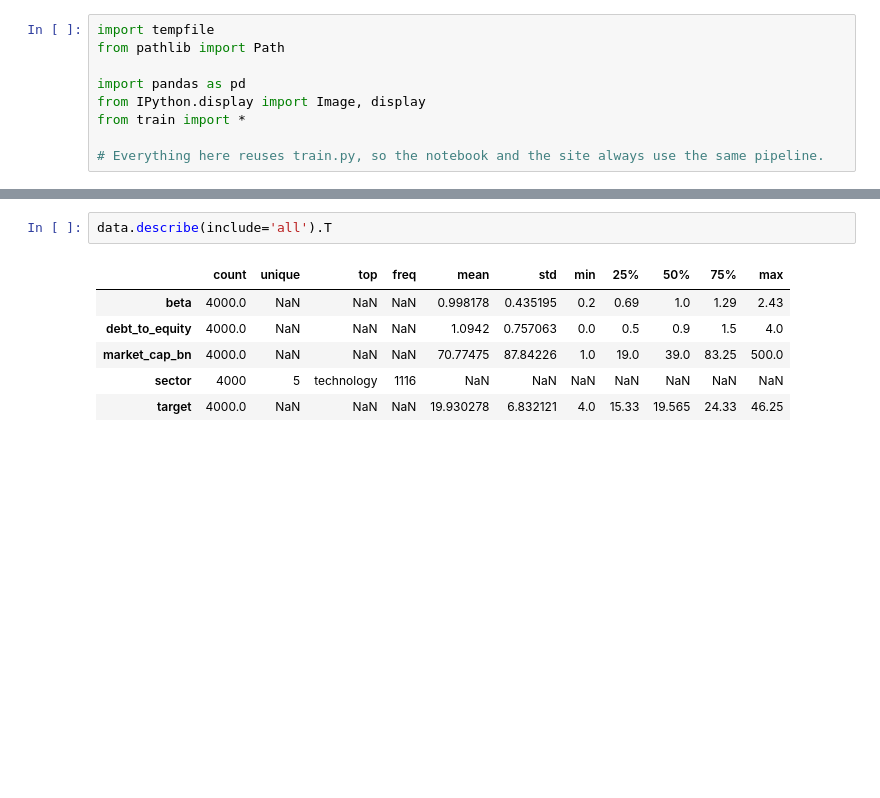
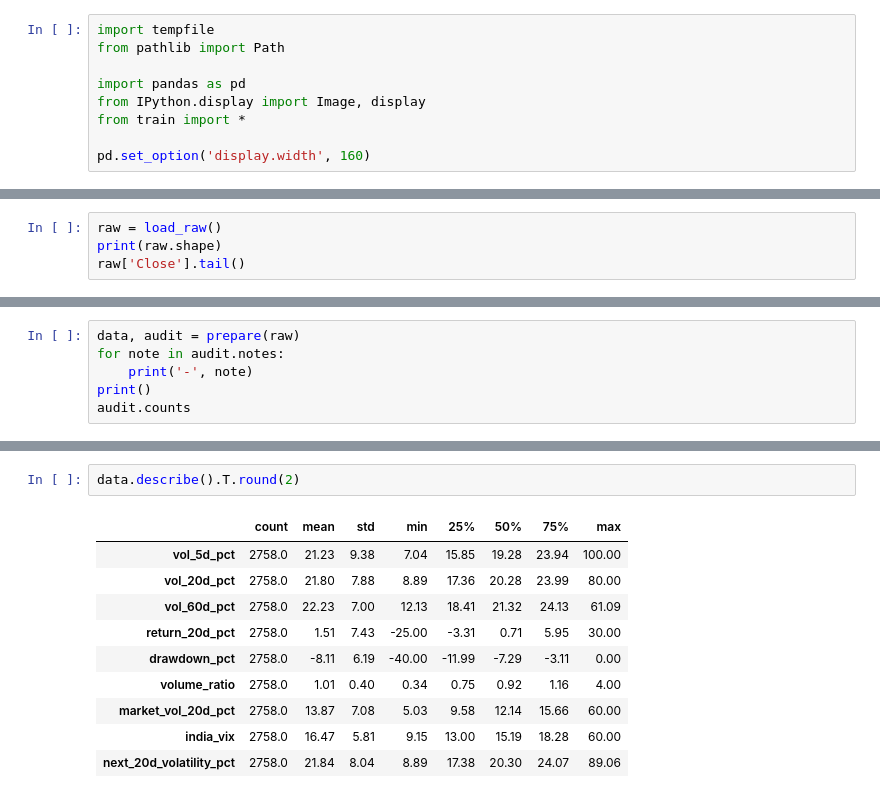
Before and after one commit to ekpixelmonk/EK.MLPortfolio, a Jupyter notebook: ml/random-forest/notebook.ipynb, the cells around one changed output, grey strips where cells are left out. Cells and saved outputs as stored; diff of their text form; blank space fills up the shorter version.

```diff
--- a/ml/random-forest/notebook.ipynb
+++ b/ml/random-forest/notebook.ipynb
@@ -12,4 +12,4 @@ import pandas as pd
 from IPython.display import Image, display
 from train import *
 
-# Everything here reuses train.py, so the notebook and the site always use the same pipeline.
+pd.set_option('display.width', 160)
@@ -29,0 +20,4 @@ data.head()
+# %%
+raw = load_raw()
+print(raw.shape)
+raw['Close'].tail()
@@ -29,0 +73,6 @@ data.head()
+# %%
+data, audit = prepare(raw)
+for note in audit.notes:
+    print('-', note)
+print()
+audit.counts
@@ -30,9 +127,13 @@ data.head()
 # %%
-data.describe(include='all').T
+data.describe().T.round(2)
 # %% [output]
-|  | count | unique | top | freq | mean | std | min | 25% | 50% | 75% | max |
-| beta | 4000.0 | NaN | NaN | NaN | 0.998178 | 0.435195 | 0.2 | 0.69 | 1.0 | 1.29 | 2.43 |
-| debt_to_equity | 4000.0 | NaN | NaN | NaN | 1.0942 | 0.757063 | 0.0 | 0.5 | 0.9 | 1.5 | 4.0 |
-| market_cap_bn | 4000.0 | NaN | NaN | NaN | 70.77475 | 87.84226 | 1.0 | 19.0 | 39.0 | 83.25 | 500.0 |
-| sector | 4000 | 5 | technology | 1116 | NaN | NaN | NaN | NaN | NaN | NaN | NaN |
-| target | 4000.0 | NaN | NaN | NaN | 19.930278 | 6.832121 | 4.0 | 15.33 | 19.565 | 24.33 | 46.25 |
+|  | count | mean | std | min | 25% | 50% | 75% | max |
+| vol_5d_pct | 2758.0 | 21.23 | 9.38 | 7.04 | 15.85 | 19.28 | 23.94 | 100.00 |
+| vol_20d_pct | 2758.0 | 21.80 | 7.88 | 8.89 | 17.36 | 20.28 | 23.99 | 80.00 |
+| vol_60d_pct | 2758.0 | 22.23 | 7.00 | 12.13 | 18.41 | 21.32 | 24.13 | 61.09 |
+| return_20d_pct | 2758.0 | 1.51 | 7.43 | -25.00 | -3.31 | 0.71 | 5.95 | 30.00 |
+| drawdown_pct | 2758.0 | -8.11 | 6.19 | -40.00 | -11.99 | -7.29 | -3.11 | 0.00 |
+| volume_ratio | 2758.0 | 1.01 | 0.40 | 0.34 | 0.75 | 0.92 | 1.16 | 4.00 |
+| market_vol_20d_pct | 2758.0 | 13.87 | 7.08 | 5.03 | 9.58 | 12.14 | 15.66 | 60.00 |
+| india_vix | 2758.0 | 16.47 | 5.81 | 9.15 | 13.00 | 15.19 | 18.28 | 60.00 |
+| next_20d_volatility_pct | 2758.0 | 21.84 | 8.04 | 8.89 | 17.38 | 20.30 | 24.07 | 89.06 |
```
Also changed, not shown: parts of 25 cells of this notebook, 30 other files.
